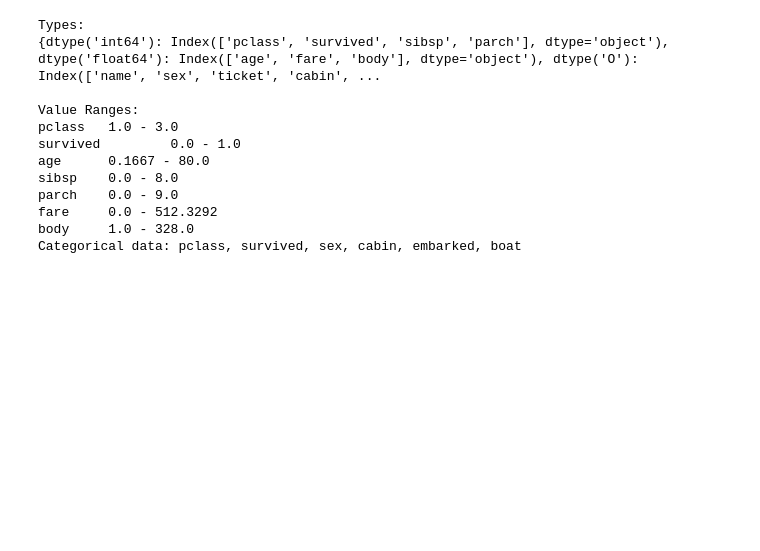
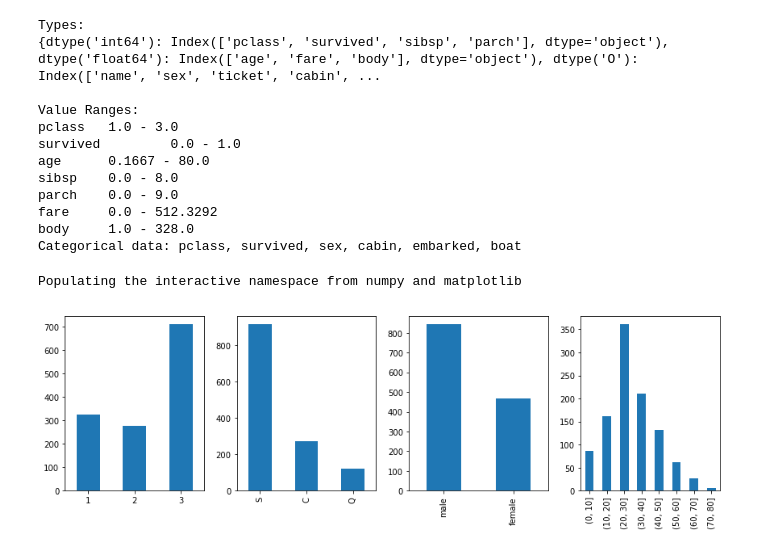
Before and after one commit to pmichele/ADA-Group, a Jupyter notebook: Michele/01 - Pandas and Data Wrangling/Homework 1.ipynb, the cells around one changed output. Cells and saved outputs as stored; diff of their text form; code cells hidden in the pictures; blank space fills up the shorter version.

```diff
--- a/Michele/01 - Pandas and Data Wrangling/Homework 1.ipynb
+++ b/Michele/01 - Pandas and Data Wrangling/Homework 1.ipynb
@@ -286,3 +286,17 @@ parch    0.0 - 9.0
 fare     0.0 - 512.3292
 body     1.0 - 328.0
 Categorical data: pclass, survived, sex, cabin, embarked, boat
+# %%
+import matplotlib.pyplot as plt
+%pylab inline
+
+fig, axs = plt.subplots(1,4, figsize=(12,4))
+
+df.pclass.value_counts(sort=False).plot(ax=axs[0], kind='bar', rot=0, title="Travelling Class")
+df.embarked.value_counts().plot(ax=axs[1], kind='bar', rot=0, title="")
+df.sex.value_counts().plot(ax=axs[2], kind='bar', title="Sex")
+pd.cut(df.age, [0,10,20,30,40,50,60,70,80]).value_counts(sort=False).plot(ax=axs[3], kind='bar')
+plt.tight_layout()
+# %% [output]
+Populating the interactive namespace from numpy and matplotlib
+[figure, added]
```
